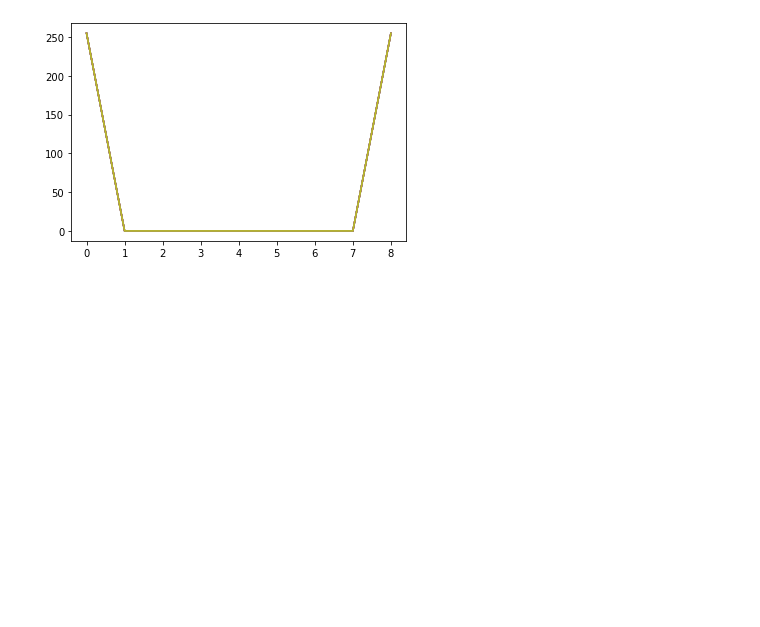
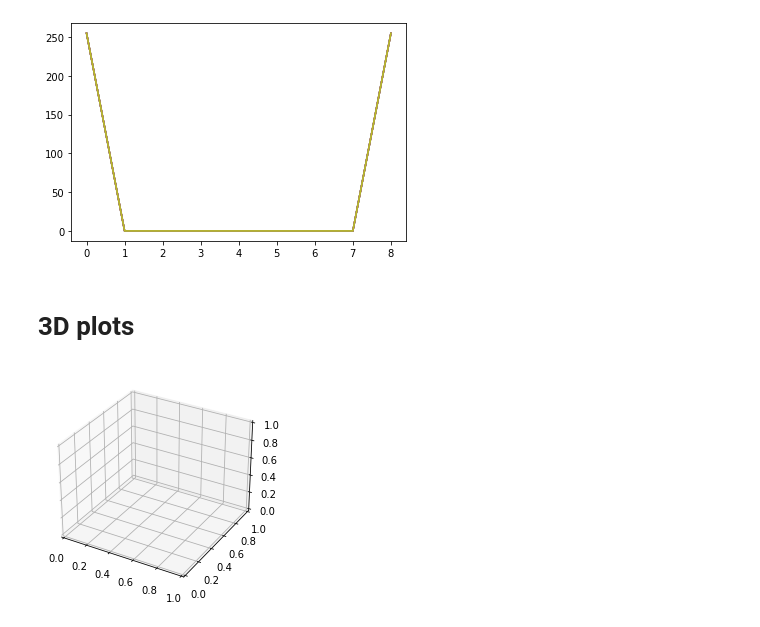
Before and after one commit to lhuang-pvamu/Parallel-Computing-Code, a Jupyter notebook: Python/Plots.ipynb, the cells around one changed output. Saved outputs shown, nothing was run; the diff lists cells and outputs as text; code cells hidden in the pictures; blank space fills up the shorter version.

```diff
--- a/Python/Plots.ipynb
+++ b/Python/Plots.ipynb
@@ -98,3 +105,10 @@ plt.plot(B)
  <matplotlib.lines.Line2D at 0x...>,
  <matplotlib.lines.Line2D at 0x...>]
 [figure]
+# %% [markdown]
+# 3D plots
+# %%
+fig = plt.figure()
+ax = plt.axes(projection='3d')
+# %% [output]
+[figure, added]
```
Also changed, not shown: parts of 12 cells of this notebook, 3 other files.
